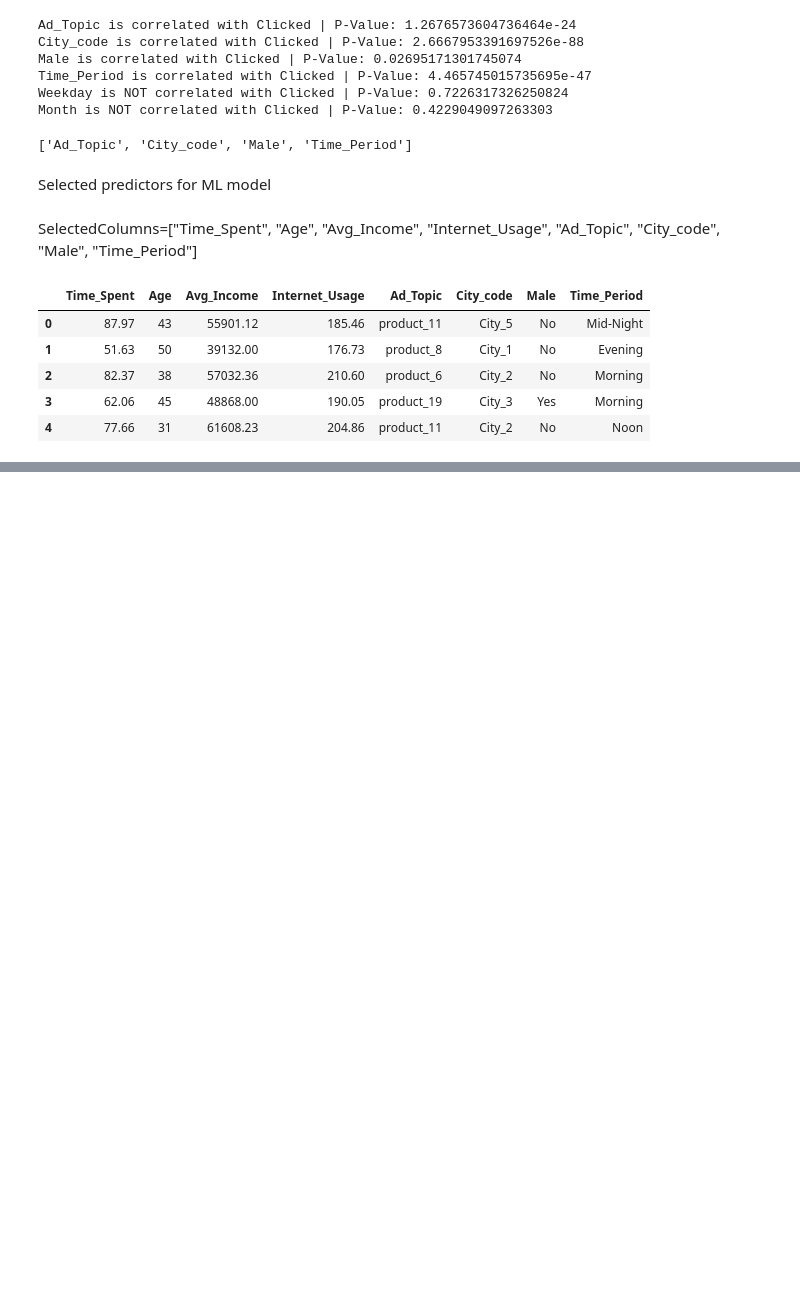
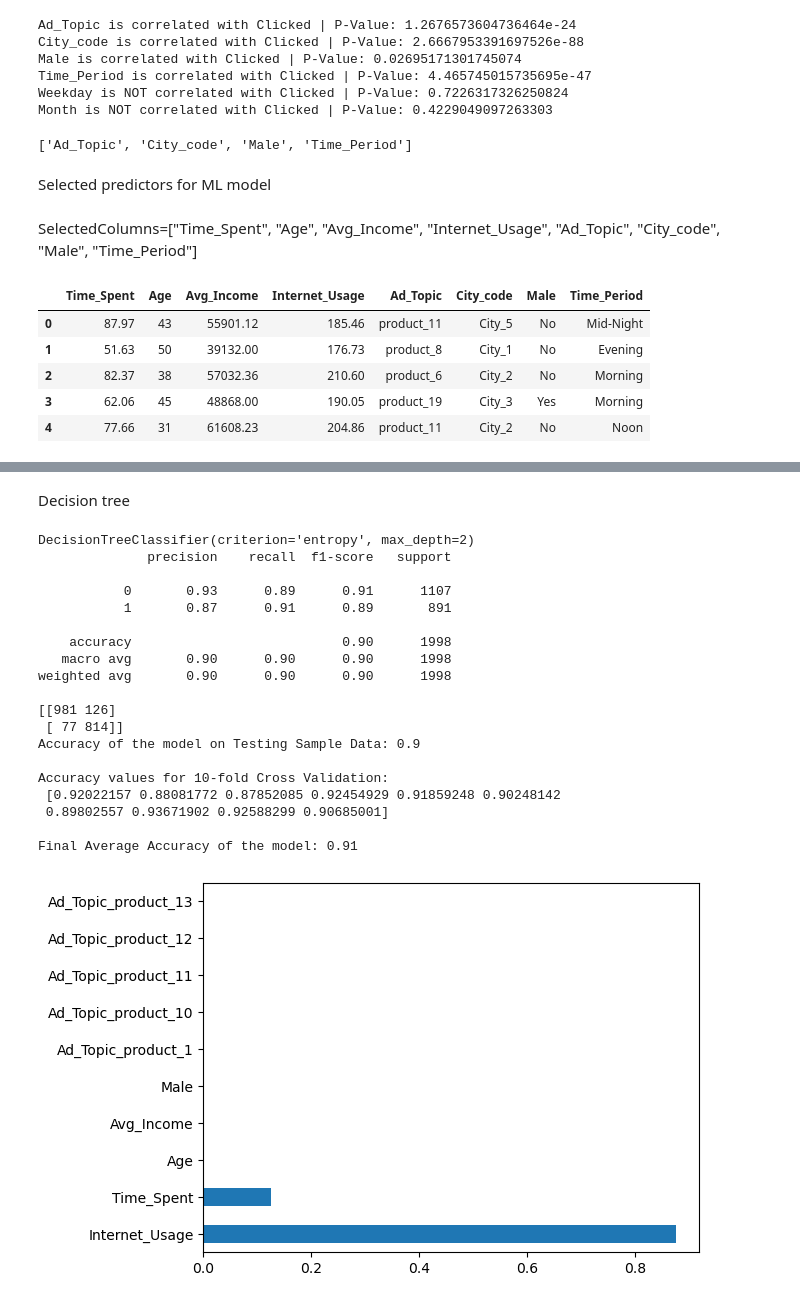
Before and after one commit to ramakrishnaelidandi/Advertisement-click-prediction, a Jupyter notebook: data_set.ipynb, the cells around one changed output, grey strips where cells are left out. Drawn from its saved outputs; the diff is of its cells as text; code cells hidden in the pictures; blank space fills up the shorter version.

```diff
--- a/data_set.ipynb
+++ b/data_set.ipynb
@@ -324,0 +369,18 @@ DataForML.head()
+# %%
+## split the data into training and testing
+
+## convert the dataframe into numpy arrays
+
+X, y = DataForML_Numeric[predictors].values, DataForML_Numeric[target].values
+
+from sklearn.model_selection import train_test_split
+
+X_train, X_test, y_train, y_test = train_test_split(X, y, test_size=0.3, random_state=42)
+# %%
+## normalisation and standardisation
+from sklearn.preprocessing import MinMaxScaler
+
+scaler = MinMaxScaler()
+X = scaler.fit_transform(X)
+
+X_train, X_test, y_train, y_test = train_test_split(X, y, test_size = 0.3, random_state = 456)
@@ -324,0 +444,58 @@ DataForML.head()
+# %% [markdown]
+Decision tree
+# %%
+#Decision Trees
+from sklearn import tree
+#choose from different tunable hyper parameters
+clf = tree.DecisionTreeClassifier(max_depth=2,criterion='entropy')
+
+# Printing all the parameters of Decision Trees
+print(clf)
+
+# Creating the model on Training Data
+DTree=clf.fit(X_train,y_train)
+prediction=DTree.predict(X_test)
+
+# Measuring accuracy on Testing Data
+from sklearn import metrics
+print(metrics.classification_report(y_test, prediction))
+print(metrics.confusion_matrix(y_test, prediction))
+
+# Printing the Overall Accuracy of the model
+F1_Score=metrics.f1_score(y_test, prediction, average='weighted')
+print('Accuracy of the model on Testing Sample Data:', round(F1_Score,2))
+
+# Plotting the feature importance for Top 10 most important columns
+%matplotlib inline
+feature_importances = pd.Series(DTree.feature_importances_, index=predictors)
+feature_importances.nlargest(10).plot(kind='barh')
+
+# Importing cross validation function from sklearn
+from sklearn.model_selection import cross_val_score
+
+# Running 10-Fold Cross validation on a given algorithm
+# Passing full data X and y because the K-fold will split the data and automatically choose train/test
+Accuracy_Values=cross_val_score(DTree, X , y, cv=10, scoring='f1_weighted')
+print('\nAccuracy values for 10-fold Cross Validation:\n',Accuracy_Values)
+print('\nFinal Average Accuracy of the model:', round(Accuracy_Values.mean(),2))
+# %% [output]
+DecisionTreeClassifier(criterion='entropy', max_depth=2)
+              precision    recall  f1-score   support
+
+           0       0.93      0.89      0.91      1107
+           1       0.87      0.91      0.89       891
+
+    accuracy                           0.90      1998
+   macro avg       0.90      0.90      0.90      1998
+weighted avg       0.90      0.90      0.90      1998
+
+[[981 126]
+ [ 77 814]]
+Accuracy of the model on Testing Sample Data: 0.9
+
+Accuracy values for 10-fold Cross Validation:
+ [0.92022157 0.88081772 0.87852085 0.92454929 0.91859248 0.90248142
+ 0.89802557 0.93671902 0.92588299 0.90685001]
+
+Final Average Accuracy of the model: 0.91
+[figure, added]
```
Also changed, not shown: parts of 9 cells of this notebook.
